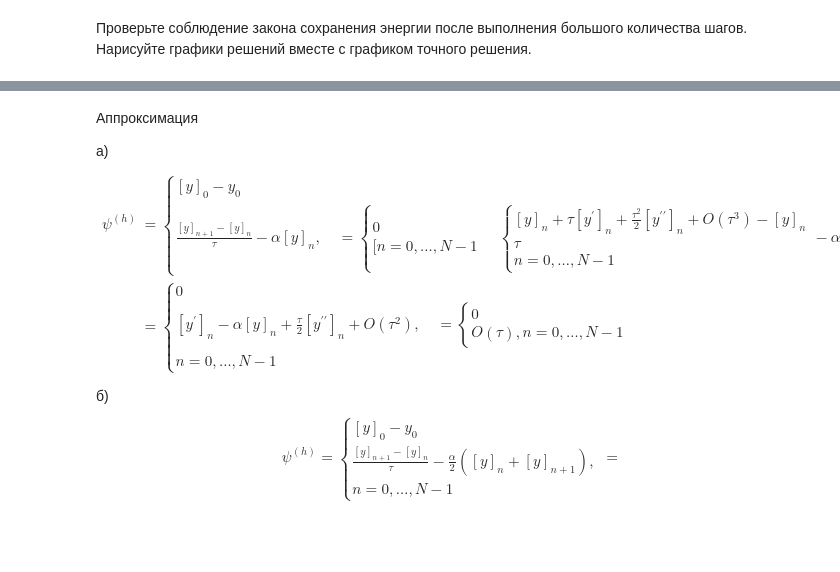
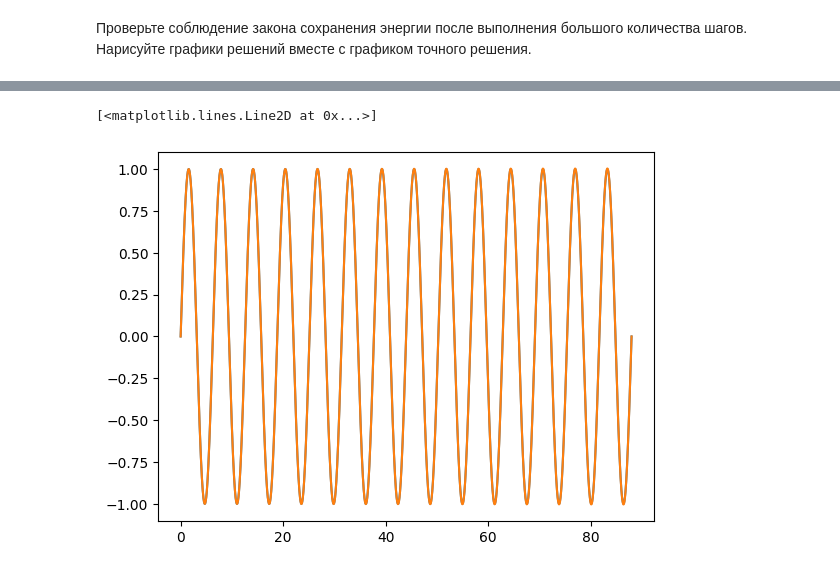
Before and after one commit to wowsleeptam/Vichmati, a Jupyter notebook: 2sem_2seminar/6 Задание - Задача Коши.ipynb, the cells around one changed output, grey strips where cells are left out. Cells and saved outputs as stored; diff of their text form; code cells hidden in the pictures; blank space fills up the shorter version.

```diff
--- a/6_sem_part_2/6 Задание - Задача Коши.ipynb
+++ b/2sem_2seminar/6 Задание - Задача Коши.ipynb
@@ -756,19 +539,0 @@ $$
-# %%
-import numpy as np
-import random
-import matplotlib.pyplot as plt
-%matplotlib inline
-steps = 5000
-random.seed(42)
-x,y = np.cumsum(np.random.randn(steps)), np.cumsum(np.random.randn(steps))
-points = 10
-ip = lambda x, steps, points: np.interp(np.arange(steps*points),
-                                        np.arange(steps)*points,
-                                        x)
-X, Y = ip(x, steps, points), ip(y, steps, points)
-fig, ax = plt.subplots(1, 1, figsize=(10, 10))
-ax.set_title('Brownian Motion')
-ax.set_xlabel('x')
-ax.set_ylabel('y')
-ax.plot(X, Y, color='blue',
-        marker='o',  markersize=1)
@@ -793,36 +540,6 @@ a) $\frac{y_{n+1}-y_{n}}{\tau}=\alpha y_{n}$,
-# %% [markdown]
-Аппроксимация
-
-
-a)
-$$
-\begin{aligned}
-\psi^{(h)} &=\left\{\begin{array}{l}
-{[y]_{0}-y_{0}} \\
-\frac{[y]_{n+1}-[y]_{n}}{\tau}-\alpha[y]_{n}, \quad=\left\{\begin{array} { l }
-{ 0 } \\
-{ [ n = 0 , \ldots , N - 1 }
-\end{array} \quad \left\{\begin{array}{l}
-{[y]_{n}+\tau\left[y^{\prime}\right]_{n}+\frac{\tau^{2}}{2}\left[y^{\prime \prime}\right]_{n}+O\left(\tau^{3}\right)-[y]_{n}} \\
-\tau \\
-n=0, \ldots, N-1
-\end{array}-\alpha[y]_{n}, \quad=\right.\right.
-\end{array}\right.\\
-&=\left\{\begin{array}{l}
-0 \\
-{\left[y^{\prime}\right]_{n}-\alpha[y]_{n}+\frac{\tau}{2}\left[y^{\prime \prime}\right]_{n}+O\left(\tau^{2}\right), \quad=\left\{\begin{array}{l}
-0 \\
-O(\tau), n=0, \ldots, N-1
-\end{array}\right.} \\
-n=0, \ldots, N-1
-\end{array}\right.
-\end{aligned}
-$$
-б)
-$$
-\psi^{(h)}=\left\{\begin{array}{l}
-{[y]_{0}-y_{0}} \\
-\frac{[y]_{n+1}-[y]_{n}}{\tau}-\frac{\alpha}{2}\left([y]_{n}+[y]_{n+1}\right), \\
-n=0, \ldots, N-1
-\end{array}=\right.
-$$
+# %%
+plt.plot(x,np.sin(x))
+plt.plot(x,y_1)
+# %% [output]
+[<matplotlib.lines.Line2D at 0x...>]
+[figure, added]
```
Also changed, not shown: parts of 42 cells of this notebook, 2 other files.
